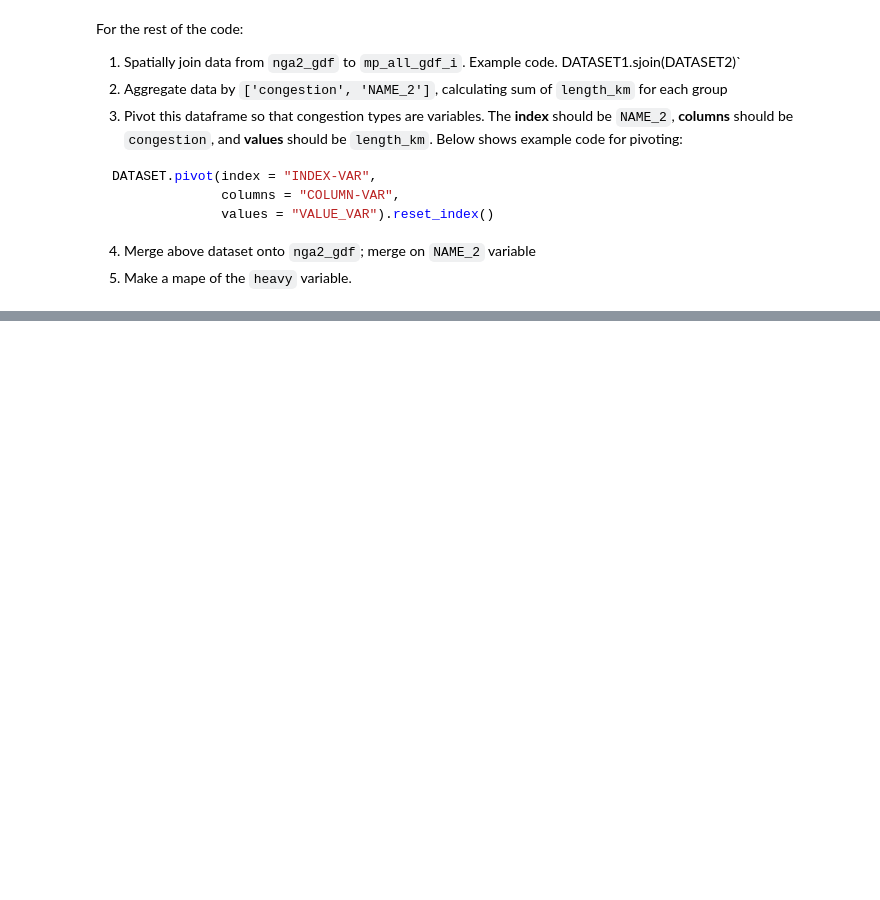
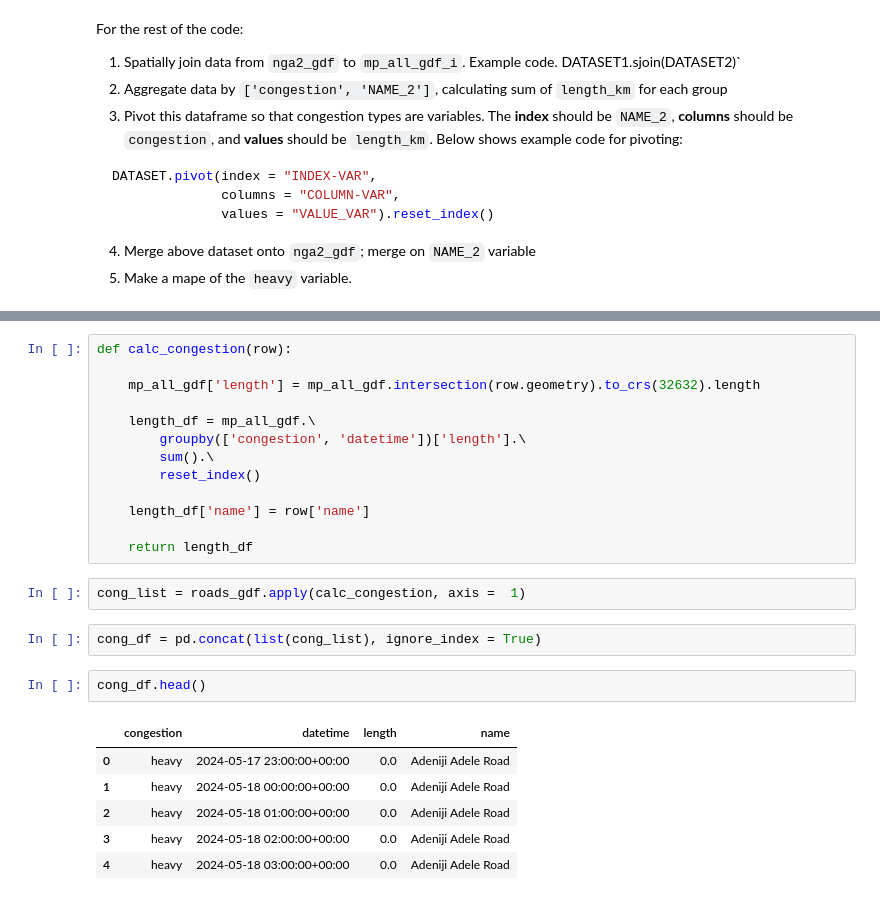
Before and after one commit to ramarty/lamata-workshop, a Jupyter notebook: presentations/03_traffic_data.ipynb, the cells around one changed output, grey strips where cells are left out. Saved outputs shown, nothing was run; the diff lists cells and outputs as text; blank space fills up the shorter version.

```diff
--- a/presentations/03_traffic_data.ipynb
+++ b/presentations/03_traffic_data.ipynb
@@ -185,0 +273,26 @@ DATASET.pivot(index = "INDEX-VAR",
+# %%
+def calc_congestion(row):
+
+    mp_all_gdf['length'] = mp_all_gdf.intersection(row.geometry).to_crs(32632).length
+
+    length_df = mp_all_gdf.\
+        groupby(['congestion', 'datetime'])['length'].\
+        sum().\
+        reset_index()
+
+    length_df['name'] = row['name']
+
+    return length_df
+# %%
+cong_list = roads_gdf.apply(calc_congestion, axis =  1)
+# %%
+cong_df = pd.concat(list(cong_list), ignore_index = True)
+# %%
+cong_df.head()
+# %% [output]
+|  | congestion | datetime | length | name |
+| 0 | heavy | 2024-05-17 23:00:00+00:00 | 0.0 | Adeniji Adele Road |
+| 1 | heavy | 2024-05-18 00:00:00+00:00 | 0.0 | Adeniji Adele Road |
+| 2 | heavy | 2024-05-18 01:00:00+00:00 | 0.0 | Adeniji Adele Road |
+| 3 | heavy | 2024-05-18 02:00:00+00:00 | 0.0 | Adeniji Adele Road |
+| 4 | heavy | 2024-05-18 03:00:00+00:00 | 0.0 | Adeniji Adele Road |
```
Also changed, not shown: parts of 18 cells of this notebook, 32 other files.
